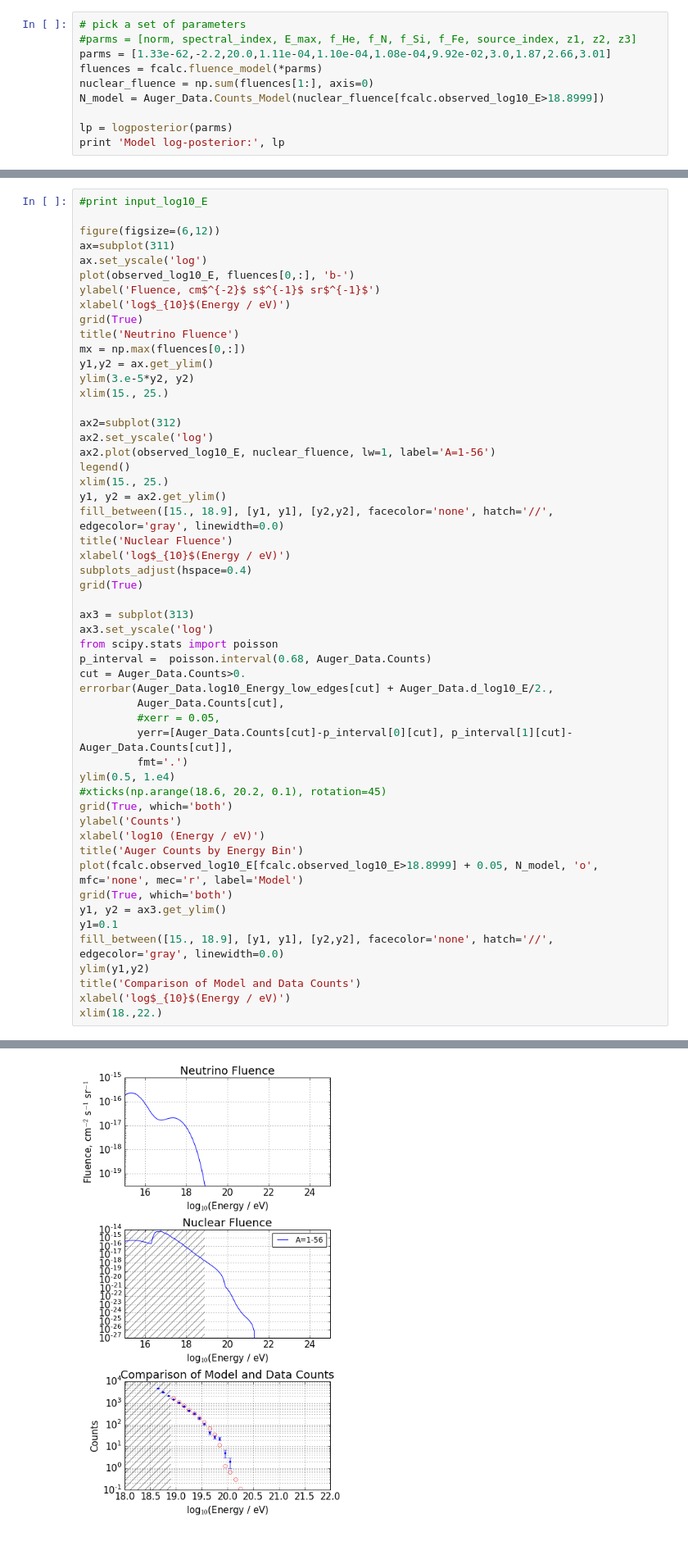
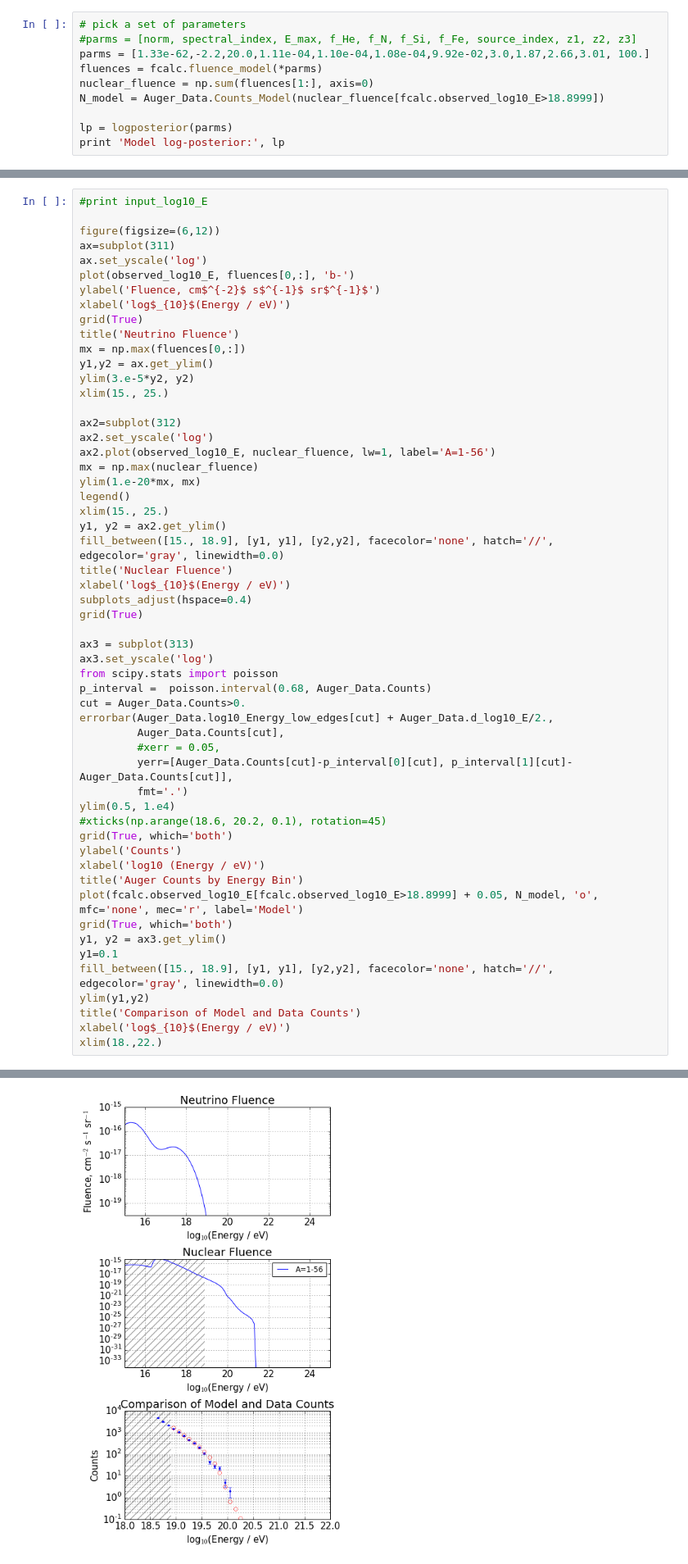
Before and after one commit to afromero/CRANE, a Jupyter notebook: examples/05_Likelihood.ipynb, the cells around one changed output, grey strips where cells are left out. Shown at 82% size. Drawn from its saved outputs; the diff is of its cells as text.

```diff
--- a/examples/05_Likelihood.ipynb
+++ b/examples/05_Likelihood.ipynb
@@ -34,7 +34,7 @@ Initializing UHE_likelihood
 # %%
 # pick a set of parameters
 #parms = [norm, spectral_index, E_max, f_He, f_N, f_Si, f_Fe, source_index, z1, z2, z3]
-parms = [1.33e-62,-2.2,20.0,1.11e-04,1.10e-04,1.08e-04,9.92e-02,3.0,1.87,2.66,3.01]
+parms = [1.33e-62,-2.2,20.0,1.11e-04,1.10e-04,1.08e-04,9.92e-02,3.0,1.87,2.66,3.01, 100.]
 fluences = fcalc.fluence_model(*parms)
 nuclear_fluence = np.sum(fluences[1:], axis=0)
 N_model = Auger_Data.Counts_Model(nuclear_fluence[fcalc.observed_log10_E>18.8999])
@@ -62,6 +62,8 @@ xlim(15., 25.)
 ax2=subplot(312)
 ax2.set_yscale('log')
 ax2.plot(observed_log10_E, nuclear_fluence, lw=1, label='A=1-56')
+mx = np.max(nuclear_fluence)
+ylim(1.e-20*mx, mx)
 legend()
 xlim(15., 25.)
 y1, y2 = ax2.get_ylim()
@@ -71,34 +73,34 @@ xlabel('log$_{10}$(Energy / eV)')
 subplots_adjust(hspace=0.4)
 grid(True)
 
 ax3 = subplot(313)
 ax3.set_yscale('log')
 from scipy.stats import poisson
 p_interval =  poisson.interval(0.68, Auger_Data.Counts)
 cut = Auger_Data.Counts>0.
 errorbar(Auger_Data.log10_Energy_low_edges[cut] + Auger_Data.d_log10_E/2.,
          Auger_Data.Counts[cut],
          #xerr = 0.05,
          yerr=[Auger_Data.Counts[cut]-p_interval[0][cut], p_interval[1][cut]-Auger_Data.Counts[cut]],
          fmt='.')
 ylim(0.5, 1.e4)
 #xticks(np.arange(18.6, 20.2, 0.1), rotation=45)
 grid(True, which='both')
 ylabel('Counts')
 xlabel('log10 (Energy / eV)')
 title('Auger Counts by Energy Bin')
 plot(fcalc.observed_log10_E[fcalc.observed_log10_E>18.8999] + 0.05, N_model, 'o', mfc='none', mec='r', label='Model')
 grid(True, which='both')
 y1, y2 = ax3.get_ylim()
 y1=0.1
 fill_between([15., 18.9], [y1, y1], [y2,y2], facecolor='none', hatch='//', edgecolor='gray', linewidth=0.0)
 ylim(y1,y2)
 title('Comparison of Model and Data Counts')
 xlabel('log$_{10}$(Energy / eV)')
 xlim(18.,22.)
 # %% [output]
 (18.0, 22.0)
-[figure, old version]
+[figure, new version]
 # %%
 # Example of applying minimization to improve the solution (at least locally speaking.)
 # initial parameter optimization
```
Also changed, not shown: parts of 3 cells of this notebook.
